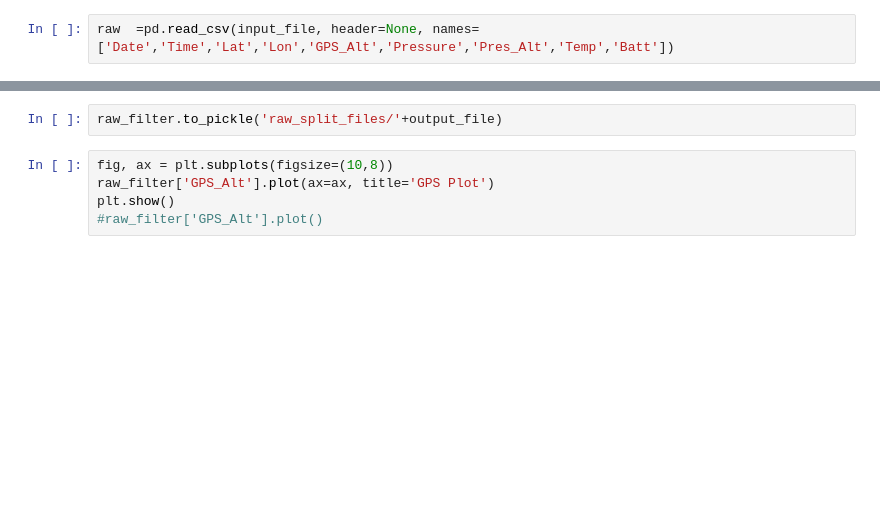
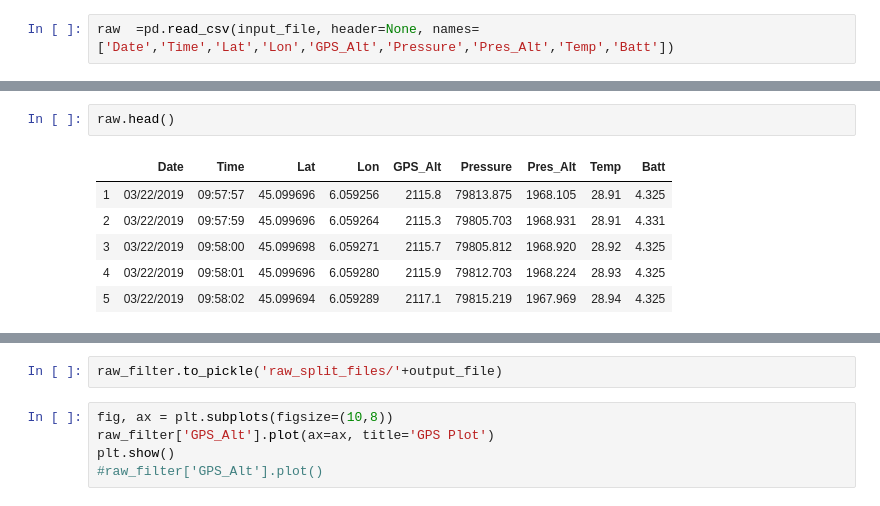
Before and after one commit to jaycee14/SkiTracker, a Jupyter notebook: process_tracker_data.ipynb, the cells around one changed output, grey strips where cells are left out. Saved outputs shown, nothing was run; the diff lists cells and outputs as text; blank space fills up the shorter version.

```diff
--- a/process_tracker_data.ipynb
+++ b/process_tracker_data.ipynb
@@ -34,3 +34,12 @@ raw.shape
+# %%
+raw.head()
+# %% [output]
+|  | Date | Time | Lat | Lon | GPS_Alt | Pressure | Pres_Alt | Temp | Batt |
+| 1 | 03/22/2019 | 09:57:57 | 45.099696 | 6.059256 | 2115.8 | 79813.875 | 1968.105 | 28.91 | 4.325 |
+| 2 | 03/22/2019 | 09:57:59 | 45.099696 | 6.059264 | 2115.3 | 79805.703 | 1968.931 | 28.91 | 4.331 |
+| 3 | 03/22/2019 | 09:58:00 | 45.099698 | 6.059271 | 2115.7 | 79805.812 | 1968.920 | 28.92 | 4.325 |
+| 4 | 03/22/2019 | 09:58:01 | 45.099696 | 6.059280 | 2115.9 | 79812.703 | 1968.224 | 28.93 | 4.325 |
+| 5 | 03/22/2019 | 09:58:02 | 45.099694 | 6.059289 | 2117.1 | 79815.219 | 1967.969 | 28.94 | 4.325 |
 # %%
 raw.Date.unique()
 # %% [output]
```
Also changed, not shown: parts of 10 cells of this notebook, 15 other files.
